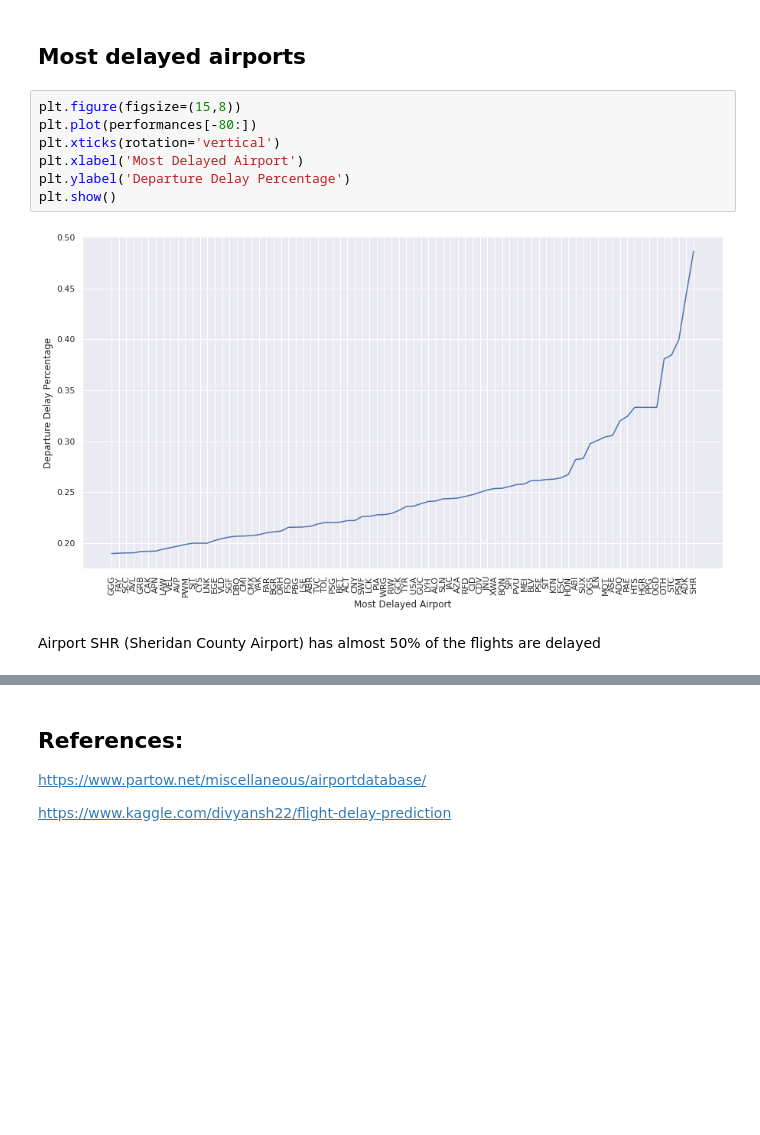
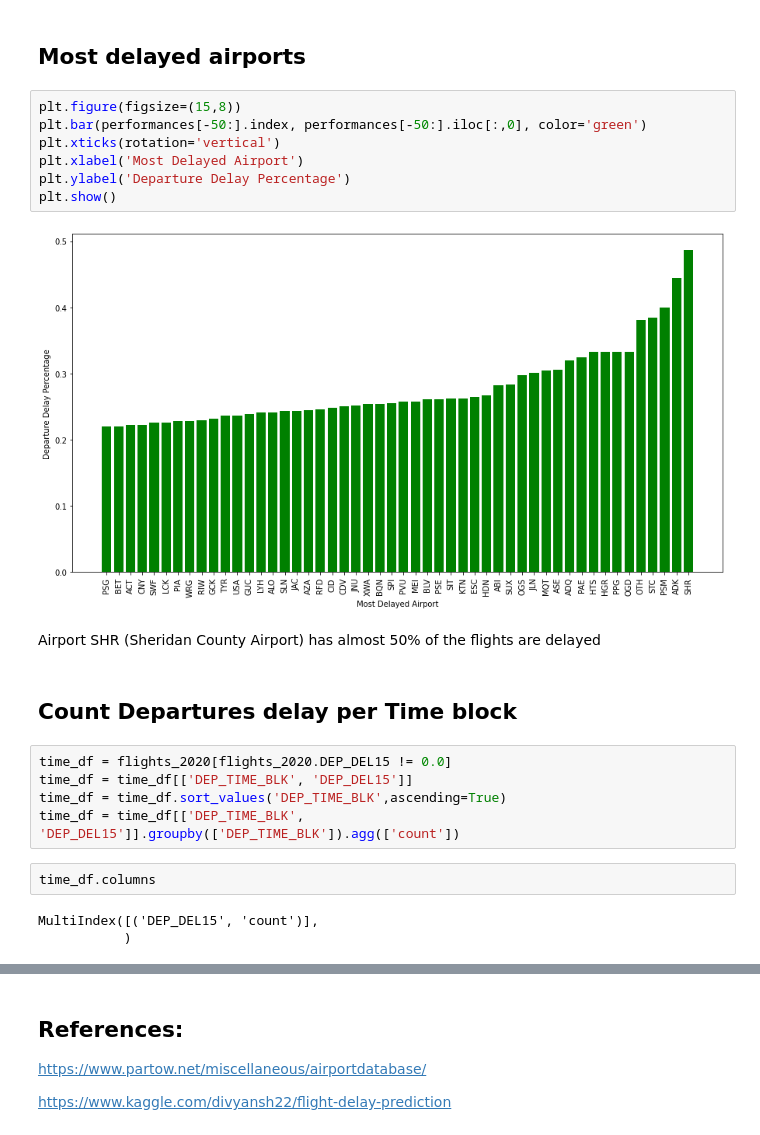
Before and after one commit to mhmdrdwn/dat121, a Jupyter notebook: Untitled.ipynb, the cells around one changed output, grey strips where cells are left out. Saved outputs shown, nothing was run; the diff lists cells and outputs as text; blank space fills up the shorter version.

```diff
--- a/Untitled.ipynb
+++ b/Untitled.ipynb
@@ -130,12 +133,24 @@ The best airport in the list is UIN (Quincy Regional Airport) and COD (Yellowsto
 ## Most delayed airports
 # %%
 plt.figure(figsize=(15,8))
-plt.plot(performances[-80:])
+plt.bar(performances[-50:].index, performances[-50:].iloc[:,0], color='green')
 plt.xticks(rotation='vertical')
 plt.xlabel('Most Delayed Airport')
 plt.ylabel('Departure Delay Percentage')
 plt.show()
 # %% [output]
-[figure, old version]
+[figure, new version]
 # %% [markdown]
 Airport SHR (Sheridan County Airport) has almost 50% of the flights are delayed
+# %% [markdown]
+## Count Departures delay per Time block
+# %%
+time_df = flights_2020[flights_2020.DEP_DEL15 != 0.0]
+time_df = time_df[['DEP_TIME_BLK', 'DEP_DEL15']]
+time_df = time_df.sort_values('DEP_TIME_BLK',ascending=True)
+time_df = time_df[['DEP_TIME_BLK', 'DEP_DEL15']].groupby(['DEP_TIME_BLK']).agg(['count'])
+# %%
+time_df.columns
+# %% [output]
+MultiIndex([('DEP_DEL15', 'count')],
+           )
```
Also changed, not shown: parts of 9 cells of this notebook.
